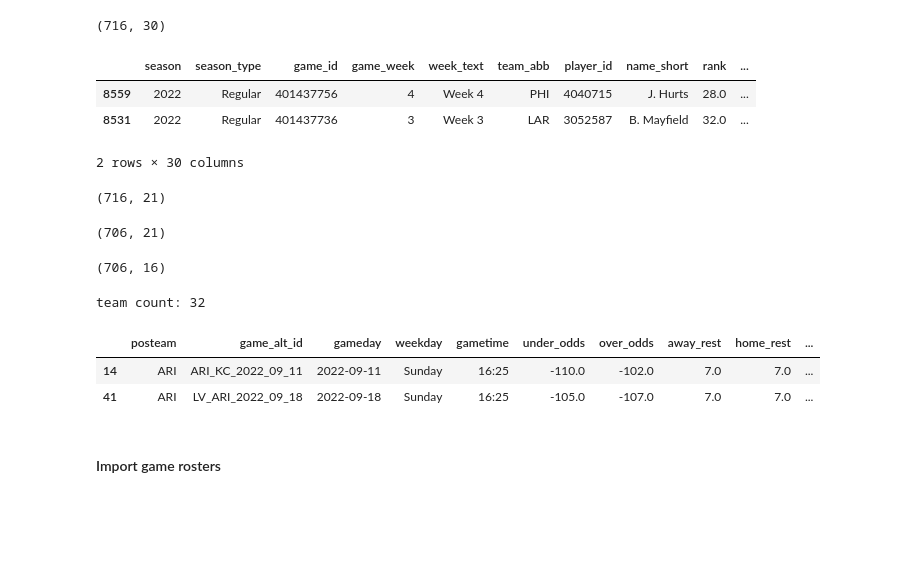
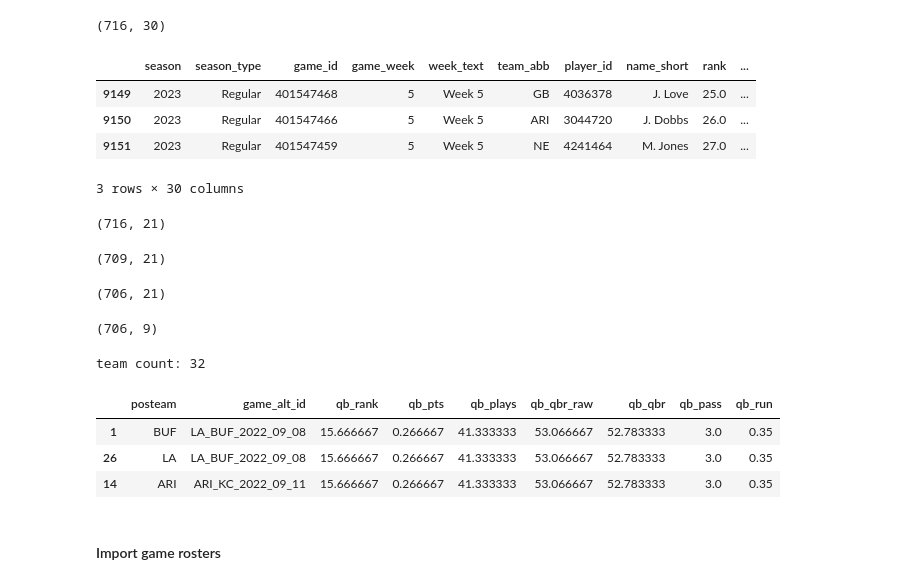
Before and after one commit to tsteussie/nfl-machine-learning-models, a Jupyter notebook: play_predictions/nfl-data-py-library-preprocessing.ipynb, the cells around one changed output. Cells and saved outputs as stored; diff of their text form; code cells hidden in the pictures; blank space fills up the shorter version.

```diff
--- a/play_predictions/nfl-data-py-library-preprocessing.ipynb
+++ b/play_predictions/nfl-data-py-library-preprocessing.ipynb
@@ -168,12 +181,13 @@ qbr_df.shape
 # %% [output]
 (716, 30)
 # %%
-qbr_df.sample(2)
+qbr_df.tail(3)
 # %% [output]
 |  | season | season_type | game_id | game_week | week_text | team_abb | player_id | name_short | rank | ... |
-| 8559 | 2022 | Regular | 401437756 | 4 | Week 4 | PHI | 4040715 | J. Hurts | 28.0 | ... |
-| 8531 | 2022 | Regular | 401437736 | 3 | Week 3 | LAR | 3052587 | B. Mayfield | 32.0 | ... |
+| 9149 | 2023 | Regular | 401547468 | 5 | Week 5 | GB | 4036378 | J. Love | 25.0 | ... |
+| 9150 | 2023 | Regular | 401547466 | 5 | Week 5 | ARI | 3044720 | J. Dobbs | 26.0 | ... |
+| 9151 | 2023 | Regular | 401547459 | 5 | Week 5 | NE | 4241464 | M. Jones | 27.0 | ... |
-2 rows × 30 columns
+3 rows × 30 columns
 # %%
 # Rename columns
 qbr_df = qbr_df.rename(columns={'team_abb':'posteam', 'opp_abb':'defteam'})
@@ -254,6 +268,13 @@ qbr_df.drop(['game_id_1','game_id_2','game_id1','game_id2','game_alt_id1','game_
 qbr_df.shape
 # %% [output]
 (716, 21)
+# %%
+# Filter missing game_alt_id values
+qbr_df = qbr_df.loc[~(qbr_df['game_alt_id'].isnull())]
+
+qbr_df.shape
+# %% [output]
+(709, 21)
 # %%
 # Sort dataframe and drop quarterback with fewer passes during week
 qbr_df = qbr_df.sort_values(by=['season','posteam','week','plays'], ascending=True)
@@ -313,7 +334,11 @@ qbr_df['qb_run'] = qbr_df.groupby(['season',
                                                                                       closed='left',
                                                                                       center=False).mean())
 
-qbr_df.drop(['rank','pts_added','plays','qbr_raw','qbr_total','exp_sack','sack','pass','run'],  axis=1, inplace=True)
+# Sort dataframe by gameday and posteam
+qbr_df = qbr_df.sort_values(by=['gameday','posteam'], ascending=True)
+
+# Print column names
+qbr_df.drop(['game_id','season','week','rank','pts_added','plays','qbr_raw','qbr_total','exp_sack','sack','pass','run','gameday','weekday','gametime','under_odds','over_odds','away_rest','home_rest'],  axis=1, inplace=True)
 # %%
 # Impute missing data with median values
 qbr_df['qb_rank'] = qbr_df['qb_rank'].fillna(qbr_df.qb_rank.median())
@@ -326,22 +351,20 @@ qbr_df['qb_qbr'] = qbr_df['qb_qbr'].fillna(qbr_df.qb_qbr.median())
 qbr_df['qb_pass'] = qbr_df['qb_pass'].fillna(qbr_df.qb_pass.median())
 qbr_df['qb_run'] = qbr_df['qb_run'].fillna(qbr_df.qb_run.median())
 
-# Drop unused columns
-qbr_df.drop(['game_id','season','week'], axis=1, inplace=True)
-
 qbr_df.shape
 # %% [output]
-(706, 16)
+(706, 9)
 # %%
 print('team count:', qbr_df.posteam.nunique())
 # %% [output]
 team count: 32
 # %%
-qbr_df.head(2)
+qbr_df.head(3)
 # %% [output]
-|  | posteam | game_alt_id | gameday | weekday | gametime | under_odds | over_odds | away_rest | home_rest | ... |
-| 14 | ARI | ARI_KC_2022_09_11 | 2022-09-11 | Sunday | 16:25 | -110.0 | -102.0 | 7.0 | 7.0 | ... |
-| 41 | ARI | LV_ARI_2022_09_18 | 2022-09-18 | Sunday | 16:25 | -105.0 | -107.0 | 7.0 | 7.0 | ... |
+|  | posteam | game_alt_id | qb_rank | qb_pts | qb_plays | qb_qbr_raw | qb_qbr | qb_pass | qb_run |
+| 1 | BUF | LA_BUF_2022_09_08 | 15.666667 | 0.266667 | 41.333333 | 53.066667 | 52.783333 | 3.0 | 0.35 |
+| 26 | LA | LA_BUF_2022_09_08 | 15.666667 | 0.266667 | 41.333333 | 53.066667 | 52.783333 | 3.0 | 0.35 |
+| 14 | ARI | ARI_KC_2022_09_11 | 15.666667 | 0.266667 | 41.333333 | 53.066667 | 52.783333 | 3.0 | 0.35 |
 # %% [markdown]
 #### Import game rosters
 # %%
```
Also changed, not shown: parts of 53 cells of this notebook, 1 other file.
